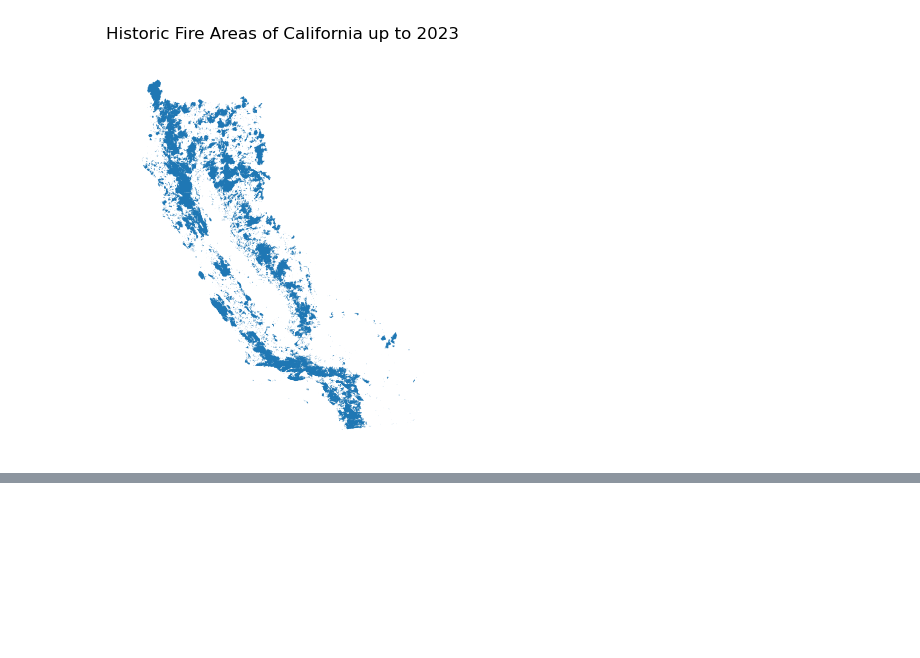
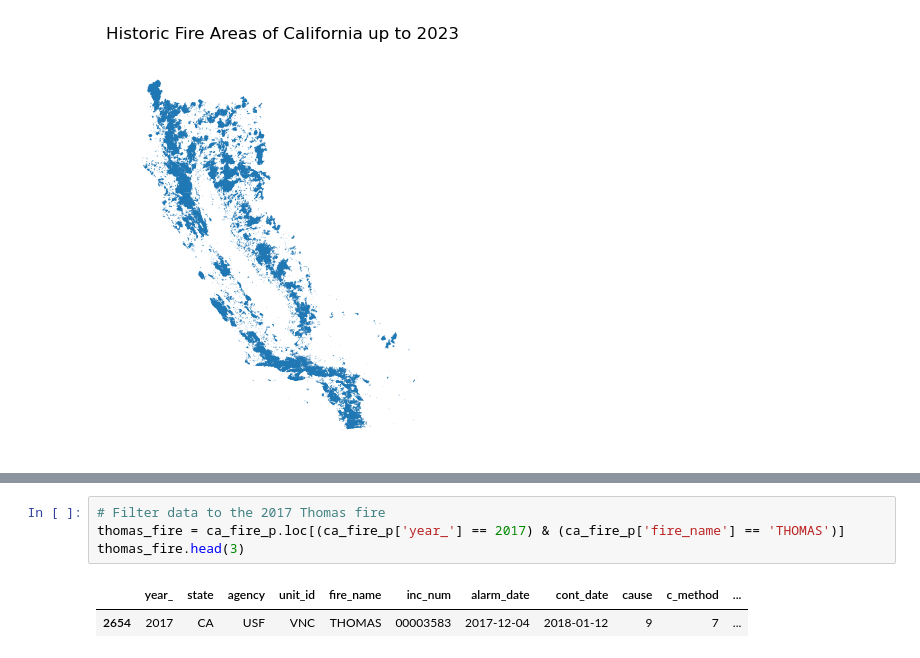
Before and after one commit to stephenccodes/eds220-hwk4, a Jupyter notebook: hwk4-task2-fire-perimeter-CARROLL.ipynb, the cells around one changed output, grey strips where cells are left out. Cells and saved outputs as stored; diff of their text form; blank space fills up the shorter version.

Commit message:
Subset data to Thomas fire

```diff
--- a/hwk4-task2-fire-perimeter-CARROLL.ipynb
+++ b/hwk4-task2-fire-perimeter-CARROLL.ipynb
@@ -164,0 +172,7 @@ plt.show()
+# %%
+# Filter data to the 2017 Thomas fire
+thomas_fire = ca_fire_p.loc[(ca_fire_p['year_'] == 2017) & (ca_fire_p['fire_name'] == 'THOMAS')]
+thomas_fire.head(3)
+# %% [output]
+|  | year_ | state | agency | unit_id | fire_name | inc_num | alarm_date | cont_date | cause | c_method | ... |
+| 2654 | 2017 | CA | USF | VNC | THOMAS | 00003583 | 2017-12-04 | 2018-01-12 | 9 | 7 | ... |
```
Also changed, not shown: parts of 1 cell of this notebook.
